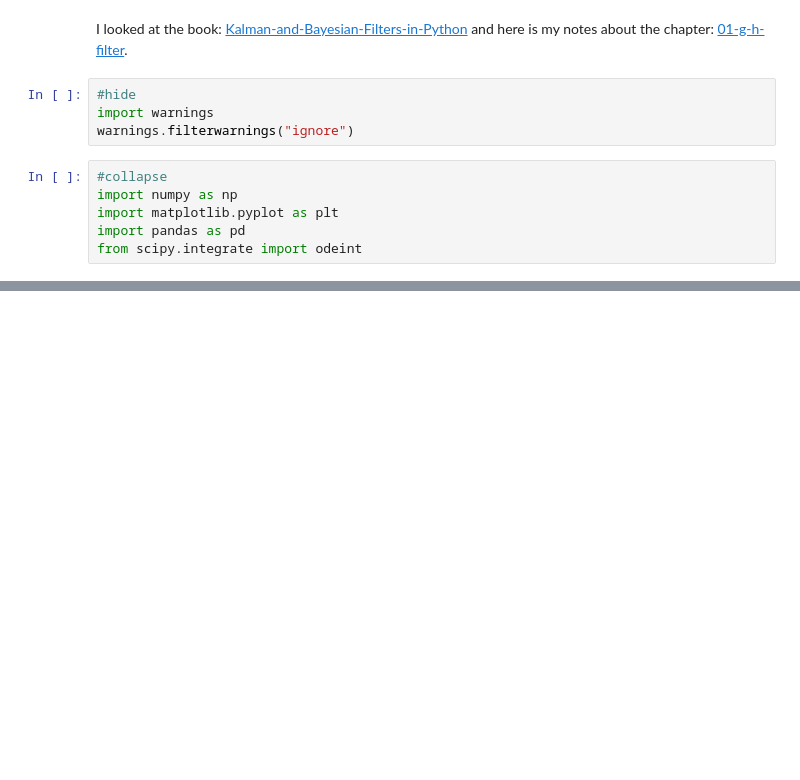
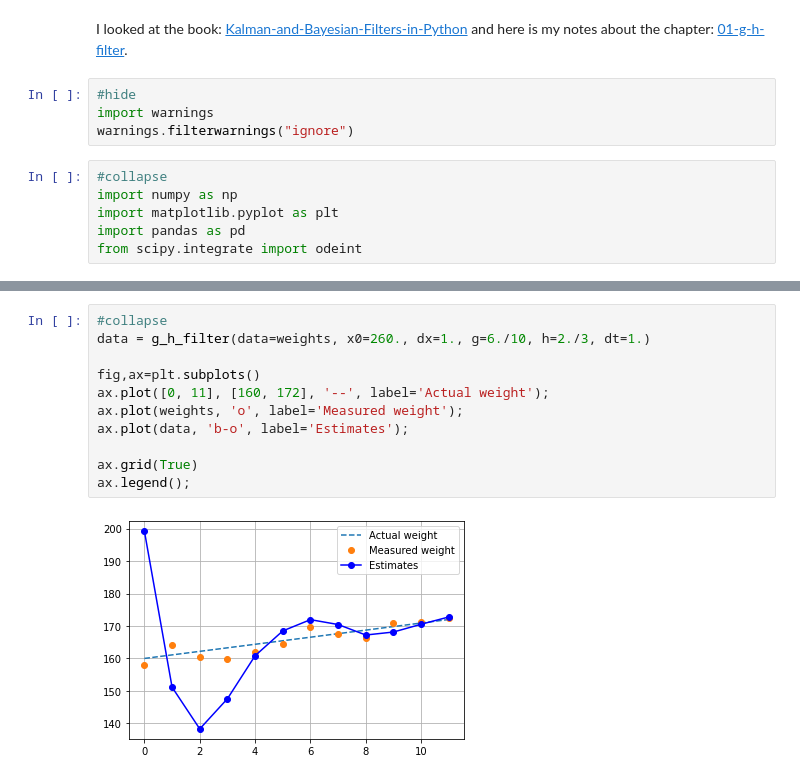
Before and after one commit to martinlarsalbert/feature_selection, a Jupyter notebook: _notebooks/2020-09-16-01_Kalman-and-Bayesian-Filters-in-Python_gh-filter.ipynb, the cells around one changed output, grey strips where cells are left out. Saved outputs shown, nothing was run; the diff lists cells and outputs as text; blank space fills up the shorter version.

```diff
--- a/_notebooks/2020-09-16-01_Kalman-and-Bayesian-Filters-in-Python_gh-filter.ipynb
+++ b/_notebooks/2020-09-16-01_Kalman-and-Bayesian-Filters-in-Python_gh-filter.ipynb
@@ -26,0 +73,13 @@ from scipy.integrate import odeint
+# %%
+#collapse
+data = g_h_filter(data=weights, x0=260., dx=1., g=6./10, h=2./3, dt=1.)
+
+fig,ax=plt.subplots()
+ax.plot([0, 11], [160, 172], '--', label='Actual weight');
+ax.plot(weights, 'o', label='Measured weight');
+ax.plot(data, 'b-o', label='Estimates');
+
+ax.grid(True)
+ax.legend();
+# %% [output]
+[figure, added]
```
Also changed, not shown: parts of 4 cells of this notebook.
